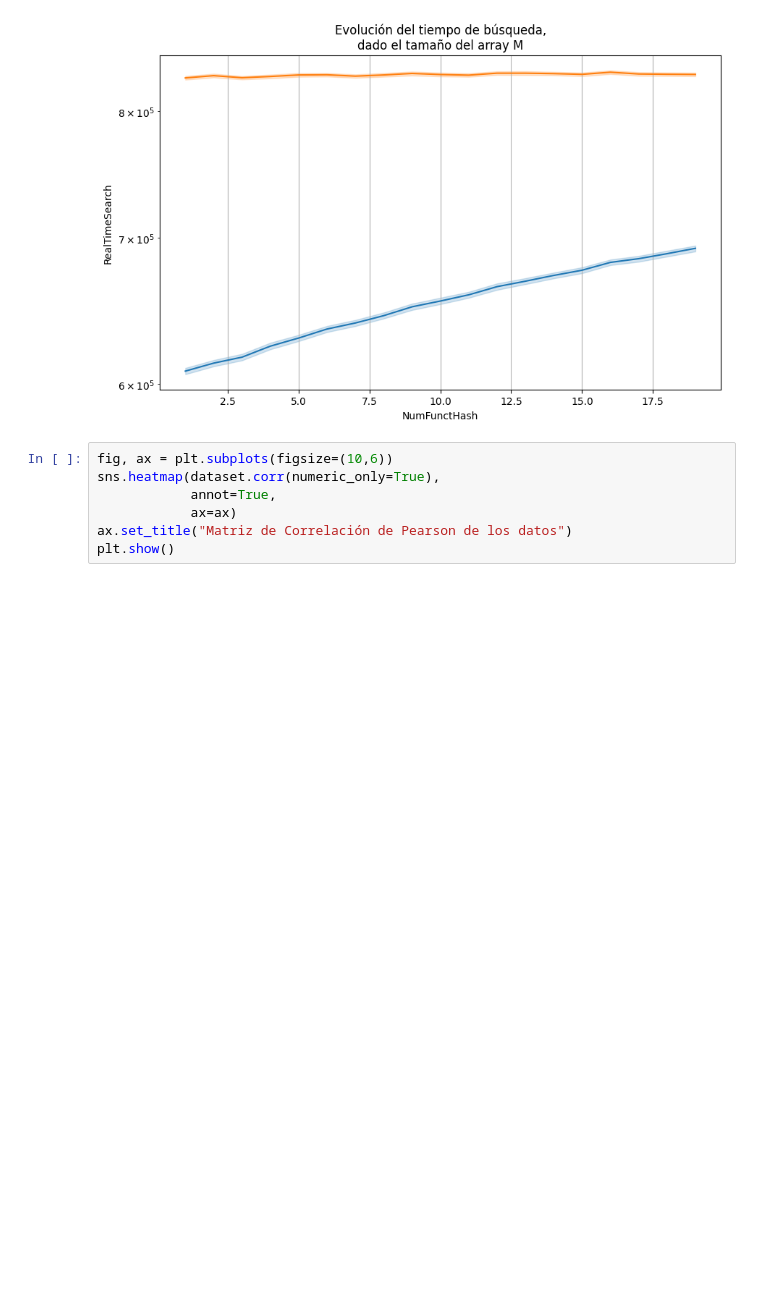
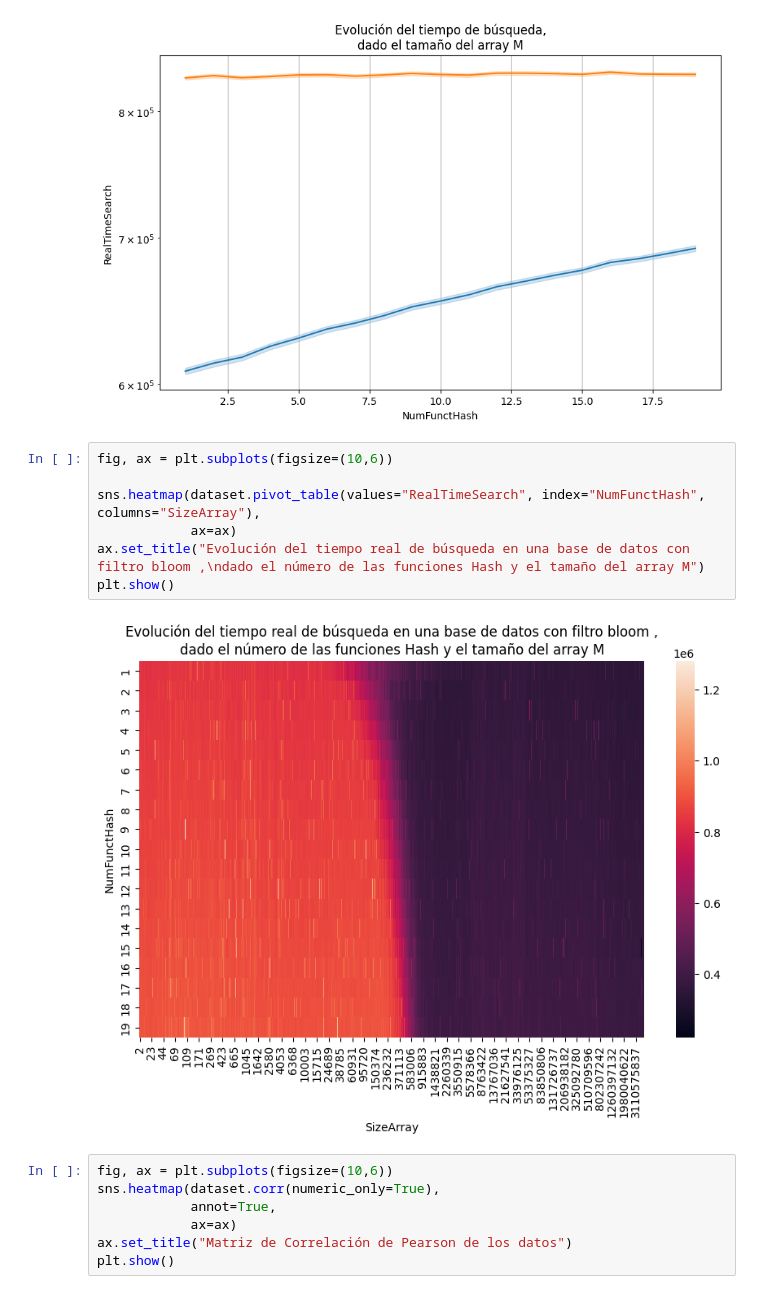
Before and after one commit to MrChurrasco/Tarea3Log, a Jupyter notebook: main.ipynb, the cells around one changed output. Cells and saved outputs as stored; diff of their text form; blank space fills up the shorter version.

```diff
--- a/main.ipynb
+++ b/main.ipynb
@@ -379,6 +549,15 @@ ax.grid(True)
 plt.show()
 # %% [output]
 [figure]
+# %%
+fig, ax = plt.subplots(figsize=(10,6))
+
+sns.heatmap(dataset.pivot_table(values="RealTimeSearch", index="NumFunctHash", columns="SizeArray"),
+            ax=ax)
+ax.set_title("Evolución del tiempo real de búsqueda en una base de datos con filtro bloom ,\ndado el número de las funciones Hash y el tamaño del array M")
+plt.show()
+# %% [output]
+[figure, added]
 # %%
 fig, ax = plt.subplots(figsize=(10,6))
 sns.heatmap(dataset.corr(numeric_only=True),
```
Also changed, not shown: parts of 31 cells of this notebook.
